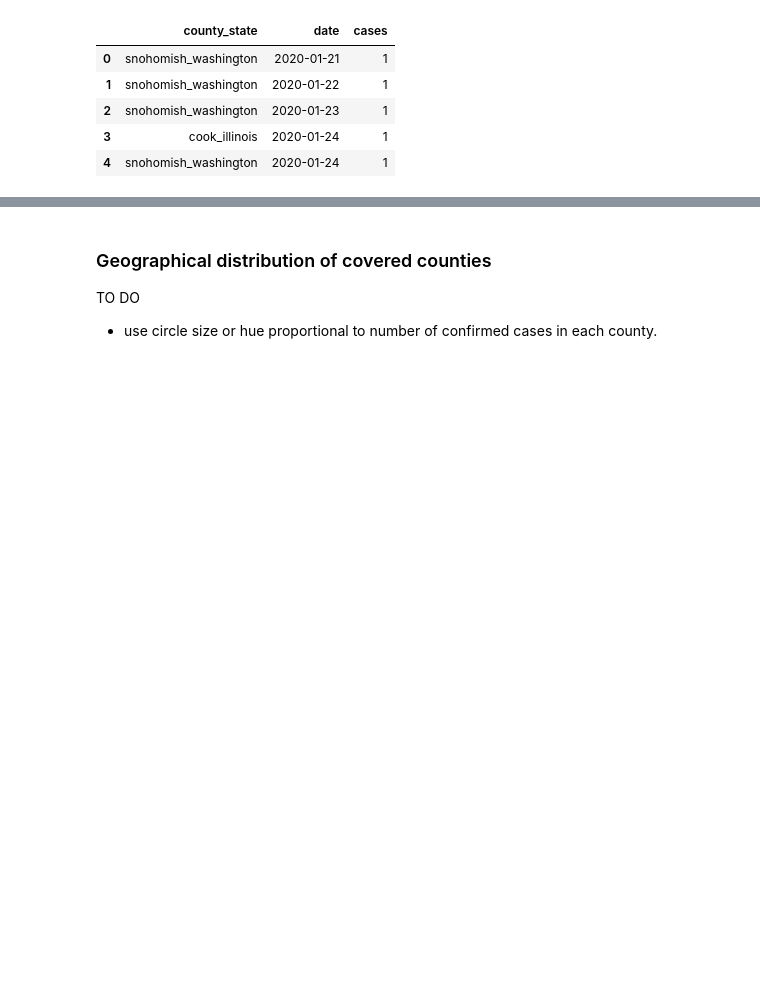
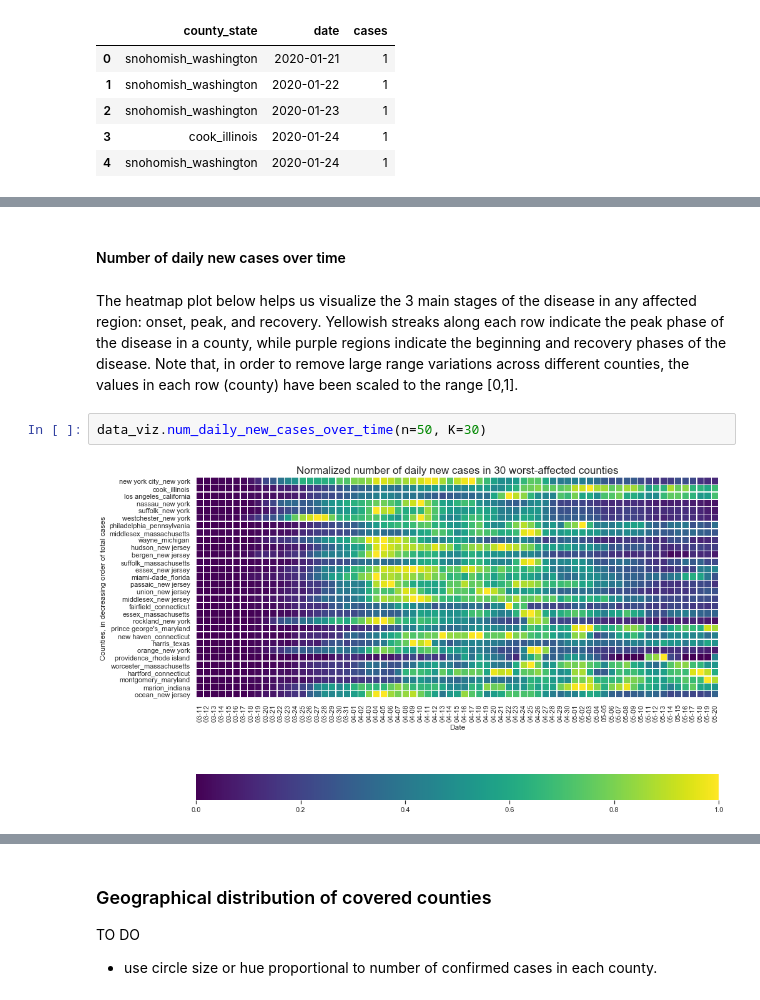
Before and after one commit to chiraz/TDI_Capstone_Project, a Jupyter notebook: code/capstone_project_main.ipynb, the cells around one changed output, grey strips where cells are left out. Saved outputs shown, nothing was run; the diff lists cells and outputs as text; blank space fills up the shorter version.

```diff
--- a/code/capstone_project_main.ipynb
+++ b/code/capstone_project_main.ipynb
@@ -83,0 +223,8 @@ confirmed_cases_df.head()
+# %% [markdown]
+#### Number of daily new cases over time
+# %% [markdown]
+The heatmap plot below helps us visualize the 3 main stages of the disease in any affected region: onset, peak, and recovery. Yellowish streaks along each row indicate the peak phase of the disease in a county, while purple regions indicate the beginning and recovery phases of the disease. Note that, in order to remove large range variations across different counties, the values in each row (county) have been scaled to the range [0,1].
+# %%
+data_viz.num_daily_new_cases_over_time(n=50, K=30)
+# %% [output]
+[figure, added]
```
Also changed, not shown: parts of 237 cells of this notebook, 4 other files.
